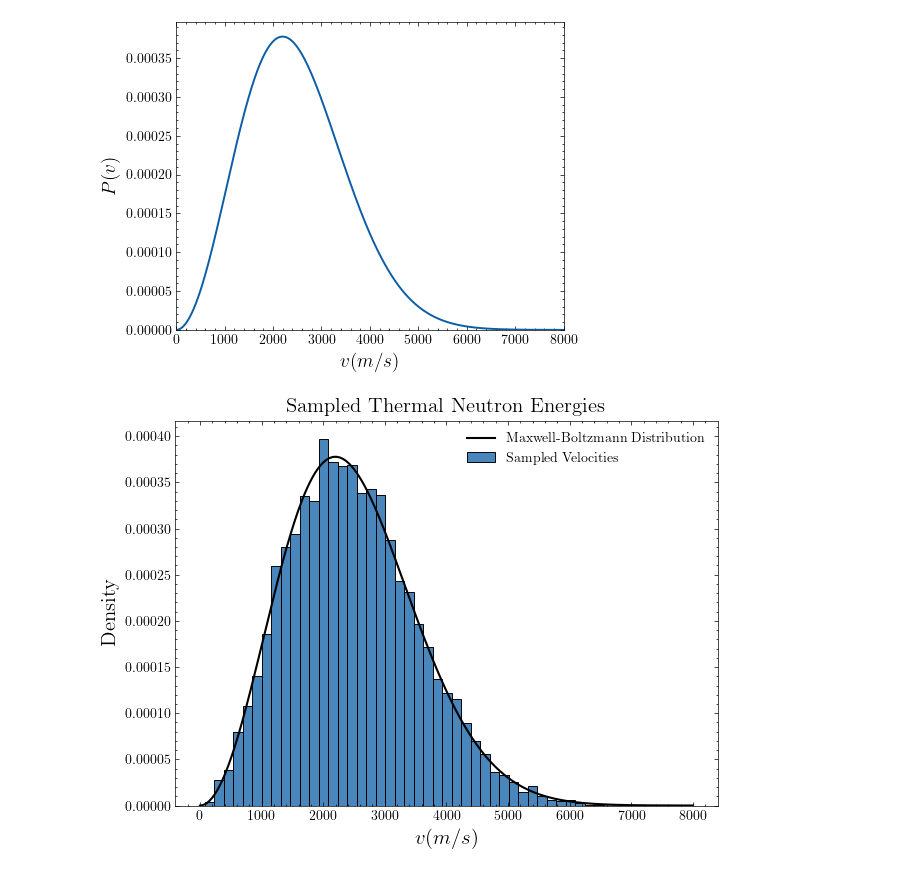
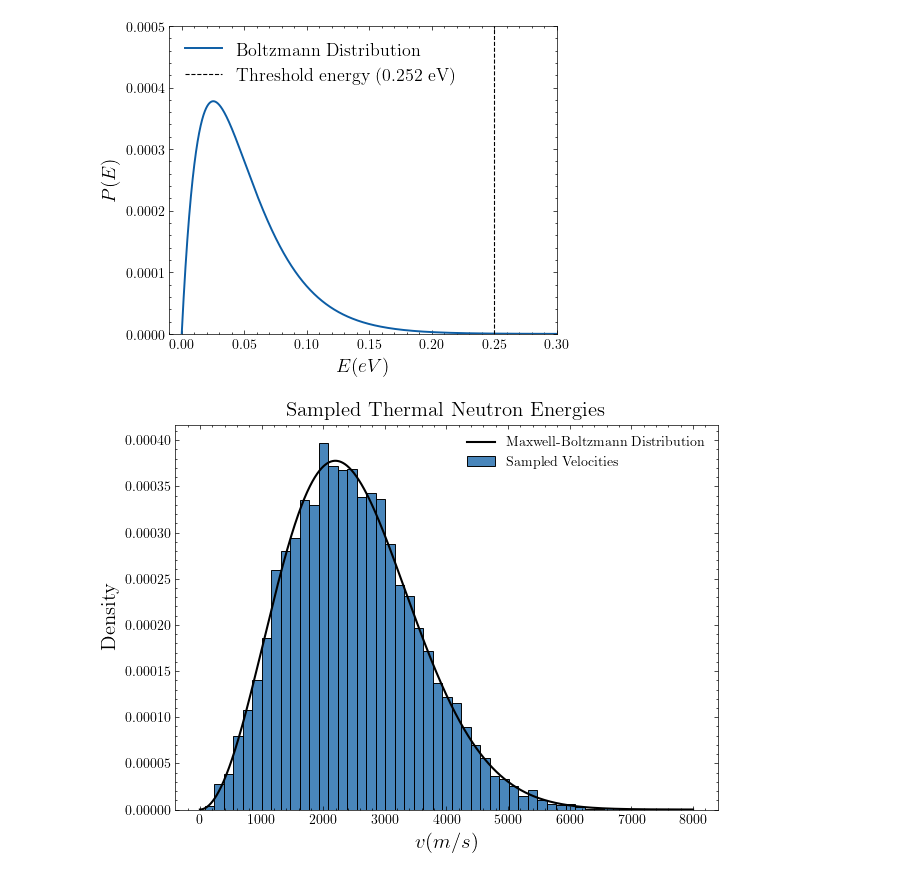
Before and after one commit to DerkNiessink/NeutroWater, a Jupyter notebook: analysis/maxwell_boltzmann.ipynb, the cells around one changed output. Cells and saved outputs as stored; diff of their text form; code cells hidden in the pictures.

```diff
--- a/analysis/maxwell_boltzmann.ipynb
+++ b/analysis/maxwell_boltzmann.ipynb
@@ -8,23 +10,26 @@ import seaborn as sns
 from neutrons.models.maxwell_boltzmann import MaxwellBoltzmann
 # %%
 mw = MaxwellBoltzmann()
-velocities = [v for v in np.arange(0, 8000, 0.1)]
+velocities = [v for v in np.arange(0, 10000, 0.1)]
 densities = [mw.distribution(v) for v in velocities]
 plt.figure(figsize=(5, 4))
 
 J = 6.24150907e18
 energies = [0.5 * mw.m * v ** 2 * J for v in velocities]
-plt.plot(energies, densities, linewidth=1.4)
-plt.xlabel("$v (m/s)$", fontsize=14)
-plt.ylabel(r"$P(v)$", fontsize=14)
+plt.plot(energies, densities, linewidth=1.4, label = "Boltzmann distribution")
+plt.xlabel("$E (eV)$", fontsize=14)
+plt.ylabel(r"$P(E)$", fontsize=14)
 
+plt.xlim(-0.01,0.3)
 plt.yticks(fontsize=10)
 plt.xticks(fontsize=10)
-#plt.xlim(0, 8000)
+plt.ylim(0, 0.0005)
+plt.axvline(0.25, color='black', lw=0.8, linestyle='--', label = "Threshold energy (0.252 eV)")
 plt.ylim(0)
+plt.legend(fontsize=13, loc = "upper left")
 plt.show()
 # %% [output]
-[figure, old version]
+[figure, new version]
 # %%
 sampled_points= [mw.thermal_velocity() for _ in range(10000)]
 
```
Also changed, not shown: parts of 1 cell of this notebook, 9 other files.
